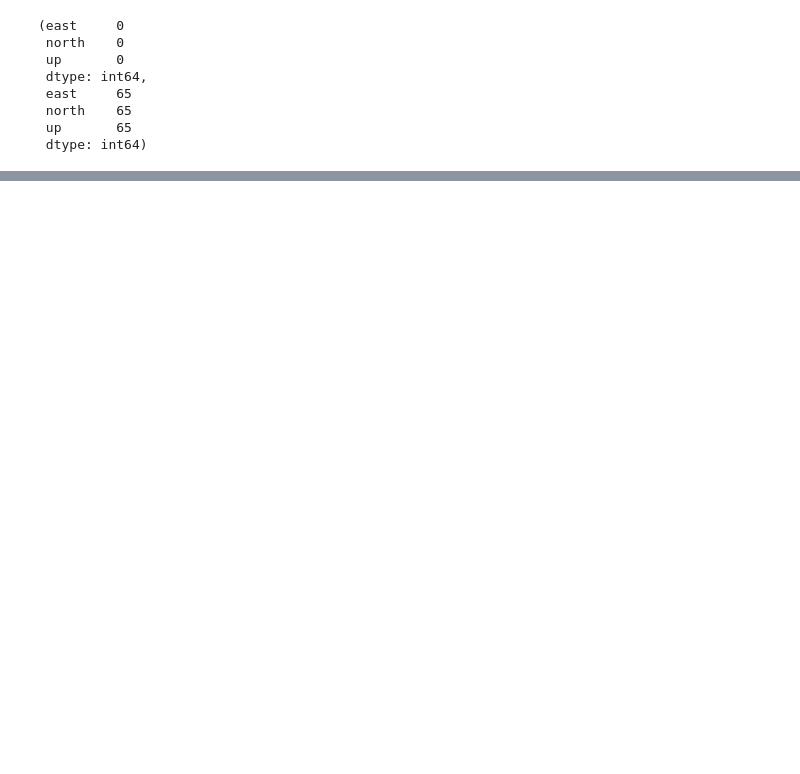
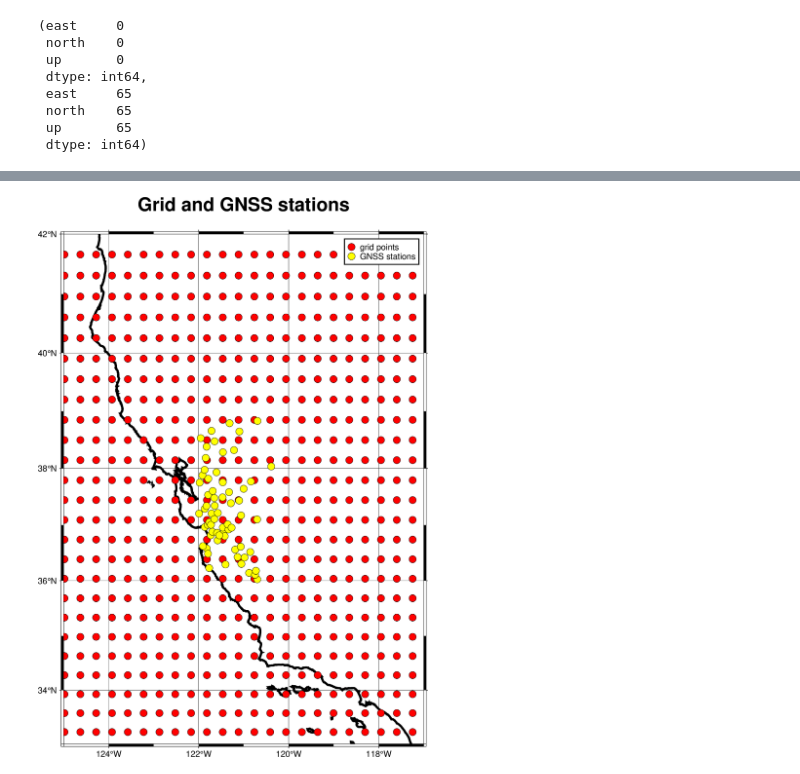
Before and after one commit to ICSlingerland/synthesis_assign, a Jupyter notebook: synthesis.ipynb, the cells around one changed output, grey strips where cells are left out. Saved outputs shown, nothing was run; the diff lists cells and outputs as text; code cells hidden in the pictures; blank space fills up the shorter version.

```diff
--- a/synthesis.ipynb
+++ b/synthesis.ipynb
@@ -668,0 +566,32 @@ ValueError: too many values to unpack (expected 2)
+# %%
+grid_coordinates = pd.read_csv("topography/grid-512.xy", delimiter=" ",
+                               header=None, names=['longitude', 'latitude'])
+# %%
+lat_min = 33
+lat_max = 42
+lon_min = -125
+lon_max = -117
+# %%
+grid_coordinates["longitude"] = transform_longitude(grid_coordinates["longitude"])
+# %%
+coordinates_of_interest = grid_coordinates[
+    (grid_coordinates.latitude >= lat_min) & (grid_coordinates.latitude <= lat_max) &
+    (grid_coordinates.longitude >= lon_min) & (grid_coordinates.longitude <= lon_max)
+]
+# %%
+region = [
+    lon_min,
+    lon_max,
+    lat_min,
+    lat_max
+]
+
+fig = pygmt.Figure()
+fig.basemap(region=region, projection="M15c", frame=["afg", "+tGrid and GNSS stations"])
+fig.coast(shorelines="1/2.5p,black")
+fig.plot(coordinates_of_interest, style="c0.3c", fill="red", pen="black", label="grid points")
+fig.plot(x=df_velocities["longitude"], y=df_velocities["latitude"], style="c0.3c", fill="yellow", pen="black", label="GNSS stations")
+fig.legend()
+fig.show()
+# %% [output]
+[figure, added]
```
Also changed, not shown: parts of 75 cells of this notebook, 10 other files.
